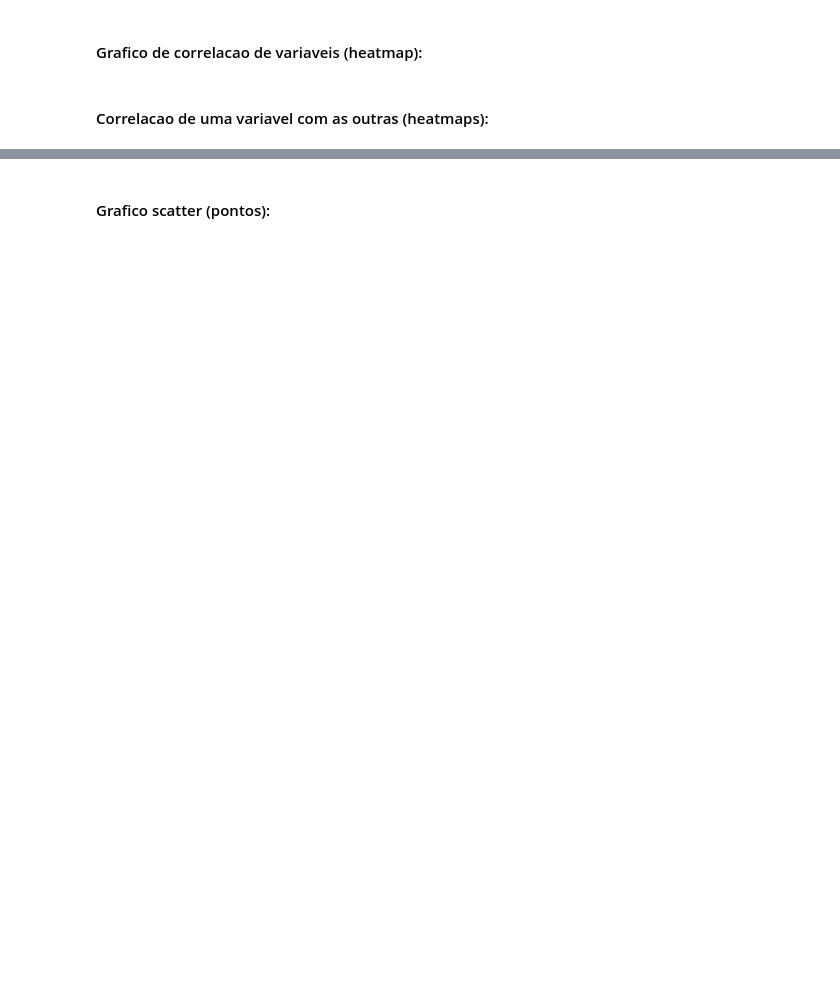
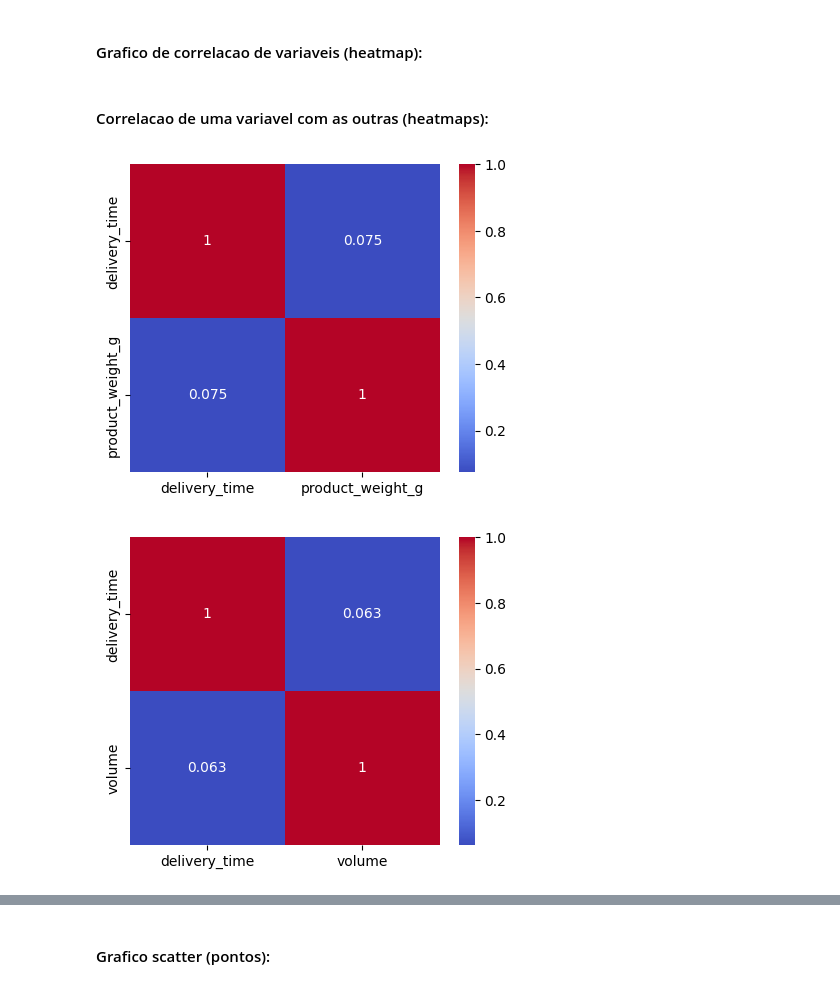
Before and after one commit to gabrielGAGRA/Kagglitos, a Jupyter notebook: analise.ipynb, the cells around one changed output, grey strips where cells are left out. Cells and saved outputs as stored; diff of their text form; code cells hidden in the pictures; blank space fills up the shorter version.

Commit message:
Análise das variáveis
Análise de correlação e importância de variáveis

```diff
--- a/analise.ipynb
+++ b/analise.ipynb
@@ -33,46 +44,17 @@ plt.show()
 # %% [markdown]
 #### Grafico de correlacao de variaveis (heatmap):
-# %%
-import numpy as np
-
-lista_de_dados = list(
-    set(df.columns)
-    - set(
-        [
-            #adicione aqui os dados que NAO quer no grafico
-            "delta",
-            "product_category_name",
-            "customer_state",
-            "customer_city",
-            "customer_zip_code_prefix",
-            "seller_state",
-            "seller_city",
-            "seller_zip_code_prefix"
-        ]
-    )
-)
-
-plt.figure(figsize=(10, 8))
-
-corr_matrix = df[lista_de_dados].corr()
-
-mask = np.triu(np.ones_like(corr_matrix, dtype=bool))
-
-sns.heatmap(corr_matrix, mask=mask, annot=True, fmt=".2f", cmap="coolwarm", linewidths=.5)
-
-plt.xticks(rotation=45, ha="right")
-plt.yticks(rotation=45)
-
-plt.show()
 # %% [markdown]
 #### Correlacao de uma variavel com as outras (heatmaps):
 # %%
 #adicione as variaveis a serem comparadas com a principal
-variables_to_compare = ['product_weight_g', 'volume', 'freight_value']
+variables_to_compare = ['product_weight_g', 'volume']
 
 for variable in variables_to_compare:
     #troque delivery_time pela variavel que quer (PRINICIPAL)
     corr_matrix = df[['delivery_time', variable]].corr()
     plt.figure(figsize=(5, 4))
     sns.heatmap(corr_matrix, annot=True, cmap='coolwarm')
     plt.show()
+# %% [output]
+[figure, added]
+[figure, added]
```
Also changed, not shown: parts of 27 cells of this notebook.
